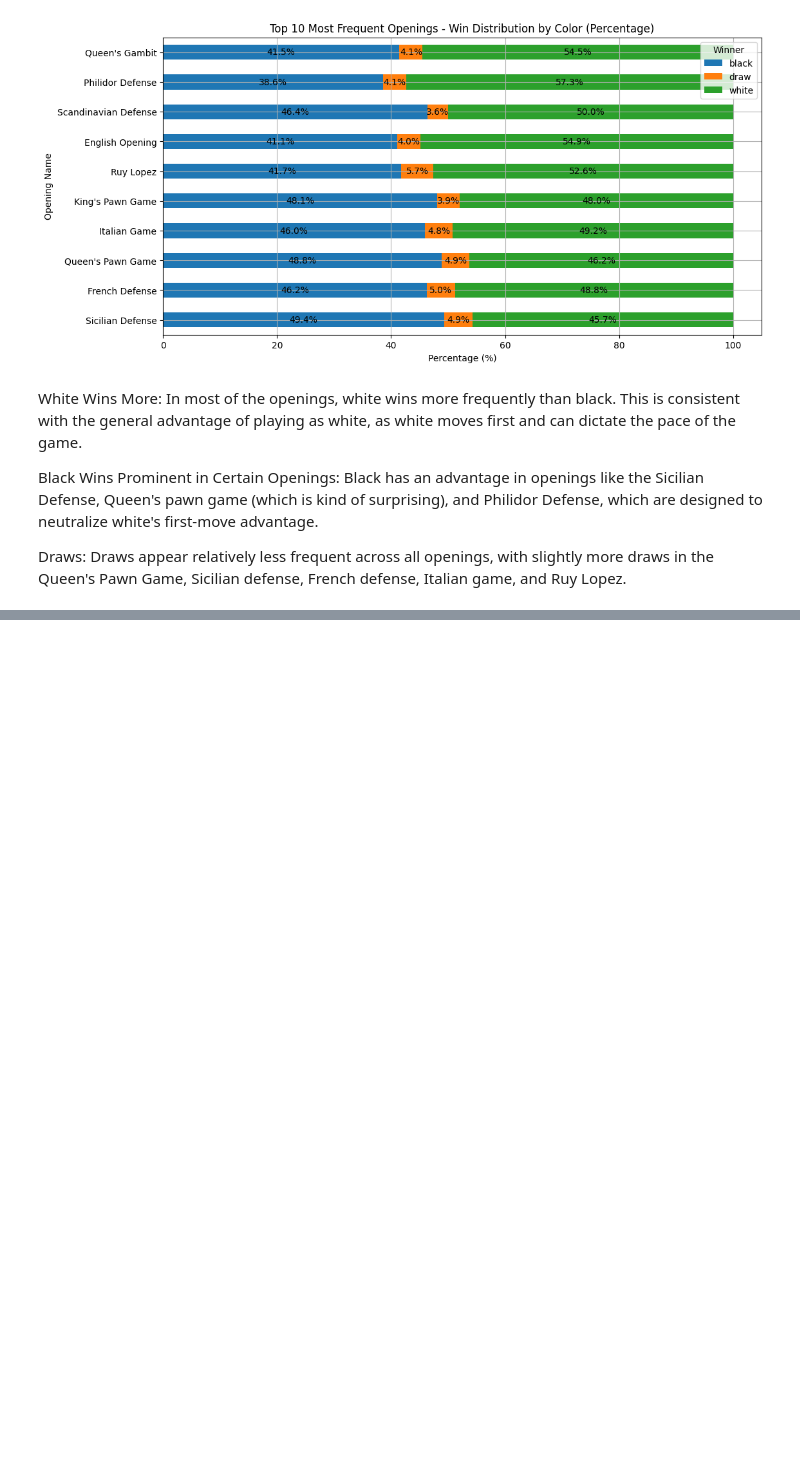
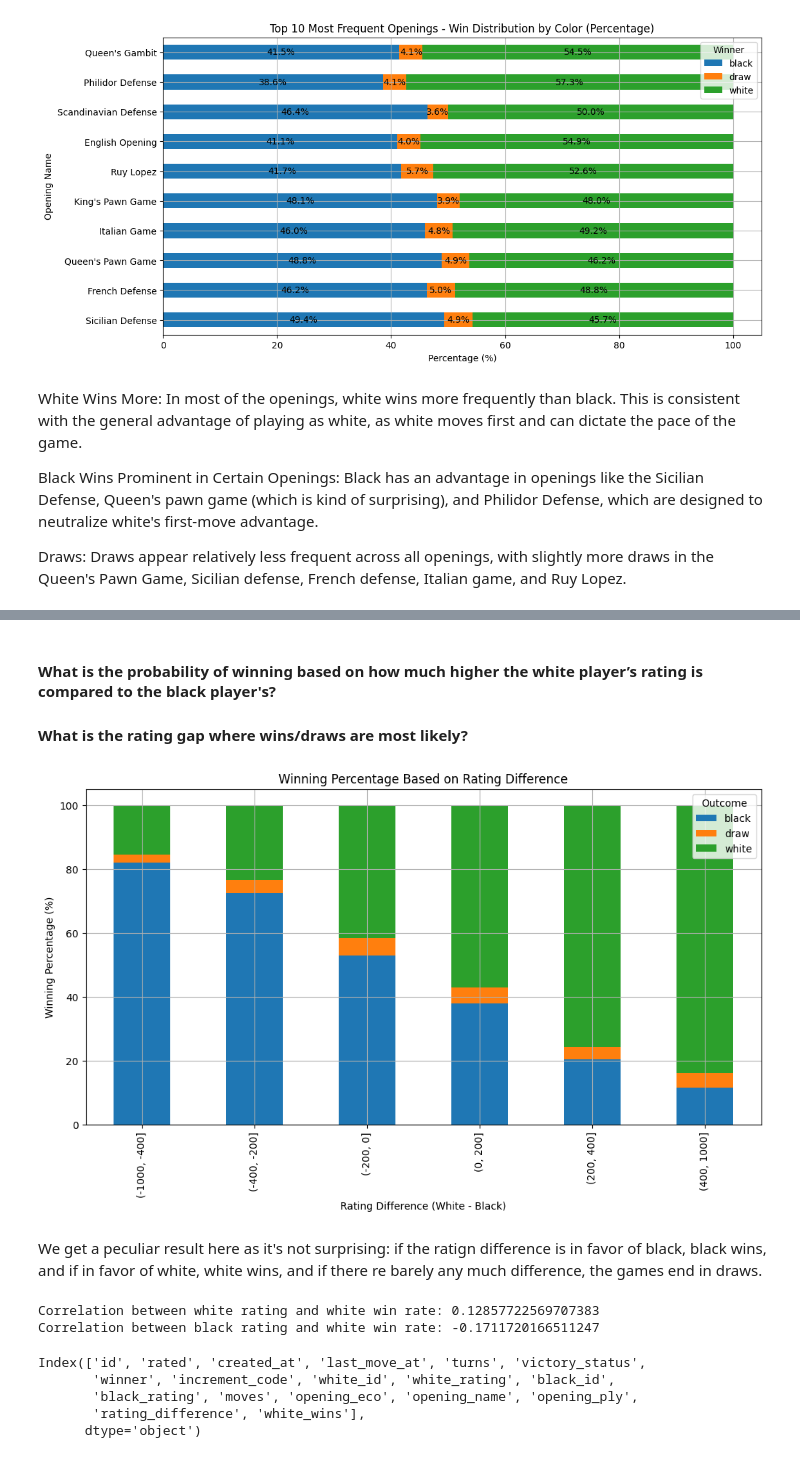
Before and after one commit to Ajodo-Godson/CP191-RAR, a Jupyter notebook: Game_Modelling.ipynb, the cells around one changed output, grey strips where cells are left out. Cells and saved outputs as stored; diff of their text form; code cells hidden in the pictures; blank space fills up the shorter version.

```diff
--- a/Game_Modelling.ipynb
+++ b/Game_Modelling.ipynb
@@ -447,0 +320,44 @@ accuracy
+# %% [markdown]
+#### What is the probability of winning based on how much higher the white player’s rating is compared to the black player's?
+#### What is the rating gap where wins/draws are most likely?
+# %%
+
+rating_bins = pd.cut(df['rating_difference'], bins=[-1000, -400, -200, 0, 200, 400, 1000])
+
+# Calculate winning percentage for white, black, and draw in each rating bin
+winning_percentage = df.groupby([rating_bins, 'winner'], observed = False).size().unstack(fill_value=0)
+winning_percentage = winning_percentage.div(winning_percentage.sum(axis=1), axis=0) * 100
+
+
+winning_percentage.plot(kind='bar', stacked=True, figsize=(12, 6))
+plt.title('Winning Percentage Based on Rating Difference')
+plt.xlabel('Rating Difference (White - Black)')
+plt.ylabel('Winning Percentage (%)')
+plt.grid(True)
+plt.legend(title='Outcome')
+plt.show()
+# %% [output]
+[figure, added]
+# %% [markdown]
+We get a peculiar result here as it's not surprising: if the ratign difference is in favor of black, black wins, and if in favor of white, white wins, and if there re barely any much difference, the games end in draws.
+# %%
+# Convert winner to binary: white = 1, black = 0
+df['white_wins'] = df['winner'].apply(lambda x: 1 if x == 'white' else 0)
+
+# Calculate correlation between ratings and win rate
+corr_white = df[['white_rating', 'white_wins']].corr().iloc[0, 1]
+corr_black = df[['black_rating', 'white_wins']].corr().iloc[0, 1]
+
+print(f"Correlation between white rating and white win rate: {corr_white}")
+print(f"Correlation between black rating and white win rate: {corr_black}")
+# %% [output]
+Correlation between white rating and white win rate: 0.12857722569707383
+Correlation between black rating and white win rate: -0.1711720166511247
+# %%
+df.columns
+# %% [output]
+Index(['id', 'rated', 'created_at', 'last_move_at', 'turns', 'victory_status',
+       'winner', 'increment_code', 'white_id', 'white_rating', 'black_id',
+       'black_rating', 'moves', 'opening_eco', 'opening_name', 'opening_ply',
+       'rating_difference', 'white_wins'],
+      dtype='object')
```
Also changed, not shown: parts of 23 cells of this notebook.
